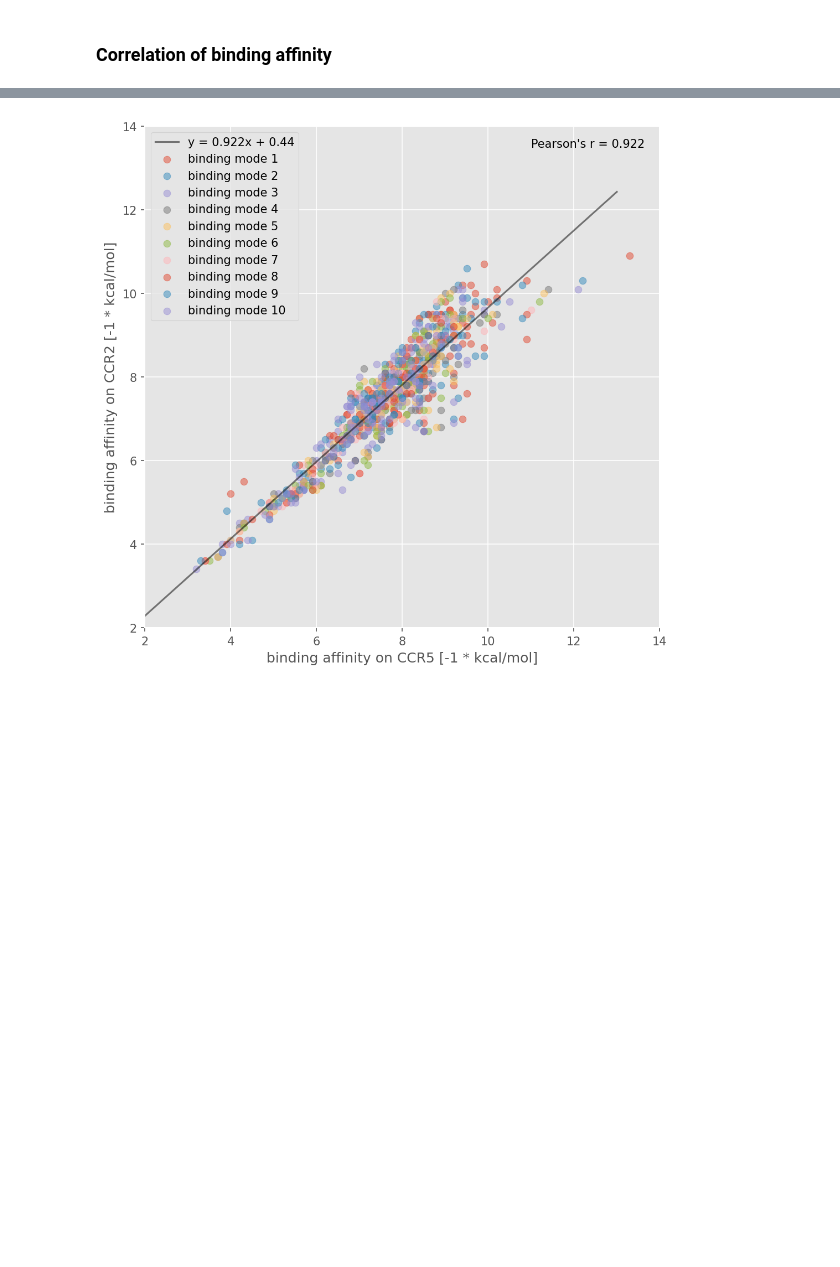
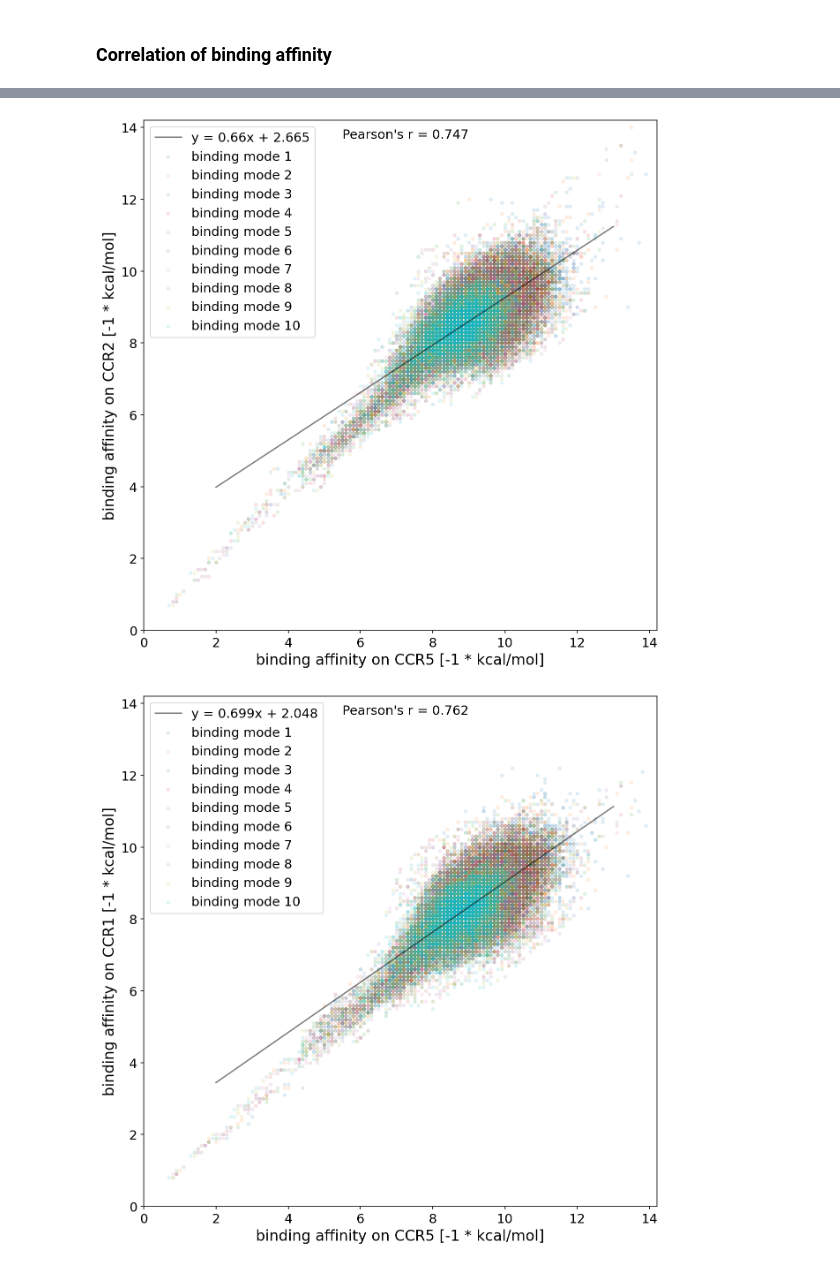
Before and after one commit to Munchic/tinymolecule, a Jupyter notebook: analysis/baff_off_target.ipynb, the cells around one changed output, grey strips where cells are left out. Drawn from its saved outputs; the diff is of its cells as text; code cells hidden in the pictures; blank space fills up the shorter version.

```diff
--- a/analysis/baff_off_target.ipynb
+++ b/analysis/baff_off_target.ipynb
@@ -36,6 +43,7 @@ logs_ccr5.head()  # preview
 ## Data validation
 ### Make sure that CCR5 best binding modes don't have any outliers
 # %%
+plt.style.use('default')
 plt.figure(figsize=(10, 6), dpi=150)
 
 sns.kdeplot(data=logs_ccr5["affin_kcal_mol-1_1"] * (-1), linewidth=2, label="binding mode #1", fill=True, alpha=.2)
@@ -44,6 +52,7 @@ sns.kdeplot(data=logs_ccr5["affin_kcal_mol-1_5"] * (-1), linewidth=2, label="bin
 sns.kdeplot(data=logs_ccr5["affin_kcal_mol-1_7"] * (-1), linewidth=2, label="binding mode #7", fill=True, alpha=.2)
 sns.kdeplot(data=logs_ccr5["affin_kcal_mol-1_9"] * (-1), linewidth=2, label="binding mode #9", fill=True, alpha=.2)
 
+plt.yscale("log")
 plt.xlim(0, 16)
 plt.xlabel(f"binding affinity on CCR5 of {total_molecules} molecules [-1 * kcal/mol]")
 plt.legend()
@@ -85,2 +126,5 @@ plt.show()
 # %% [markdown]
 ### Correlation of binding affinity
+# %%
+combined_logs = pd.merge(logs_ccr1, pd.merge(logs_ccr5, logs_ccr2, on="uuid"), on="uuid")
+combined_logs.head()
@@ -86,0 +175,13 @@ plt.show()
+# %%
+plt.figure(figsize=(2, 2), dpi=330)
+
+x = combined_logs["affin_kcal_mol-1_1_x"] * (-1)
+y = combined_logs["affin_kcal_mol-1_1_z"] * (-1)
+r = stats.pearsonr(x, y)[0]
+
+sns.jointplot(x, y, kind="reg", label=f"Pearson's r = {round(r, 3)}", color="red")
+
+plt.xlabel(f"binding affinity on CCR5 [-1 * kcal/mol]")
+plt.ylabel(f"binding affinity on CCR1 [-1 * kcal/mol]")
+plt.legend()
+plt.show()
@@ -87,4 +191,4 @@ plt.show()
 # %%
-combined_logs = pd.merge(logs_ccr5, logs_ccr2, on="base64_id")
+combined_logs = pd.merge(logs_ccr5, logs_ccr2, on="uuid")
 combined_logs.head()
 # %% [output]
@@ -114,24 +202,32 @@ plt.show()
 # %%
-plt.figure(figsize=(8, 8), dpi=150)
+for offtarg in ["ccr2", "ccr1", "ccr3", "ccr9", "ccr6"]:
+    combined_logs = pd.merge(logs_ccr5, eval(f"logs_{offtarg}"), on="uuid")
 
-x = pd.concat([combined_logs[f"affin_kcal_mol-1_{i}_x"] for i in range(1, 11)], axis=0, ignore_index=True) * (-1)
-y = pd.concat([combined_logs[f"affin_kcal_mol-1_{i}_y"] for i in range(1, 11)], axis=0, ignore_index=True) * (-1)
-r = stats.pearsonr(x, y)[0]
-k, b = np.polyfit(x, y, 1)
+    plt.figure(figsize=(10, 10), dpi=150)
 
-for i in range(1, 11):
-    plt.scatter(
-        combined_logs[f"affin_kcal_mol-1_{i}_x"] * (-1),
-        combined_logs[f"affin_kcal_mol-1_{i}_y"] * (-1),
-        alpha=0.5, label=f"binding mode {i}")
+    x = pd.concat([combined_logs[f"affin_kcal_mol-1_{i}_x"] for i in range(1, 11)], axis=0, ignore_index=True).dropna() * (-1)
+    y = pd.concat([combined_logs[f"affin_kcal_mol-1_{i}_y"] for i in range(1, 11)], axis=0, ignore_index=True).dropna() * (-1)
+    idx = x.index.intersection(y.index)
+    r = stats.pearsonr(x[idx], y[idx])[0]
+    k, b = np.polyfit(x[idx], y[idx], 1)
 
-plt.plot(np.arange(2, 14), k*np.arange(2, 14)+ b, color="black", alpha=0.5, label=f"y = {round(k, 3)}x + {round(b, 3)}")
-plt.xlim(2, 14)
-plt.ylim(2, 14)
-plt.xlabel(f"binding affinity on CCR5 [-1 * kcal/mol]")
-plt.ylabel(f"binding affinity on CCR2 [-1 * kcal/mol]")
-plt.legend()
-plt.text(x=11, y=13.5, s=f"Pearson's r = {round(r, 3)}")
-plt.show()
+    for i in range(1, 11):
+        plt.scatter(
+            combined_logs[f"affin_kcal_mol-1_{i}_x"] * (-1),
+            combined_logs[f"affin_kcal_mol-1_{i}_y"] * (-1),
+            alpha=0.1, s=10, label=f"binding mode {i}")
+
+    plt.plot(np.arange(2, 14), k*np.arange(2, 14)+ b, color="black", alpha=0.5, label=f"y = {round(k, 3)}x + {round(b, 3)}")
+    plt.xlim(0, 14.2)
+    plt.ylim(0, 14.2)
+    plt.xlabel(f"binding affinity on CCR5 [-1 * kcal/mol]", size=16)
+    plt.ylabel(f"binding affinity on {offtarg.upper()} [-1 * kcal/mol]", size=16)
+    plt.legend(fontsize=14)
+    plt.text(x=5.5, y=13.7, s=f"Pearson's r = {round(r, 3)}", size=14)
+    plt.tick_params(axis='both', which='major', labelsize=14)
+
+    plt.savefig(plots_path / f"baff-ccr5-vs-{offtarg}.png")
+    plt.show()
 # %% [output]
-[figure, old version]
+[figure, new version]
+[figure, added]
```
Also changed, not shown: parts of 13 cells of this notebook, 7 other files.
